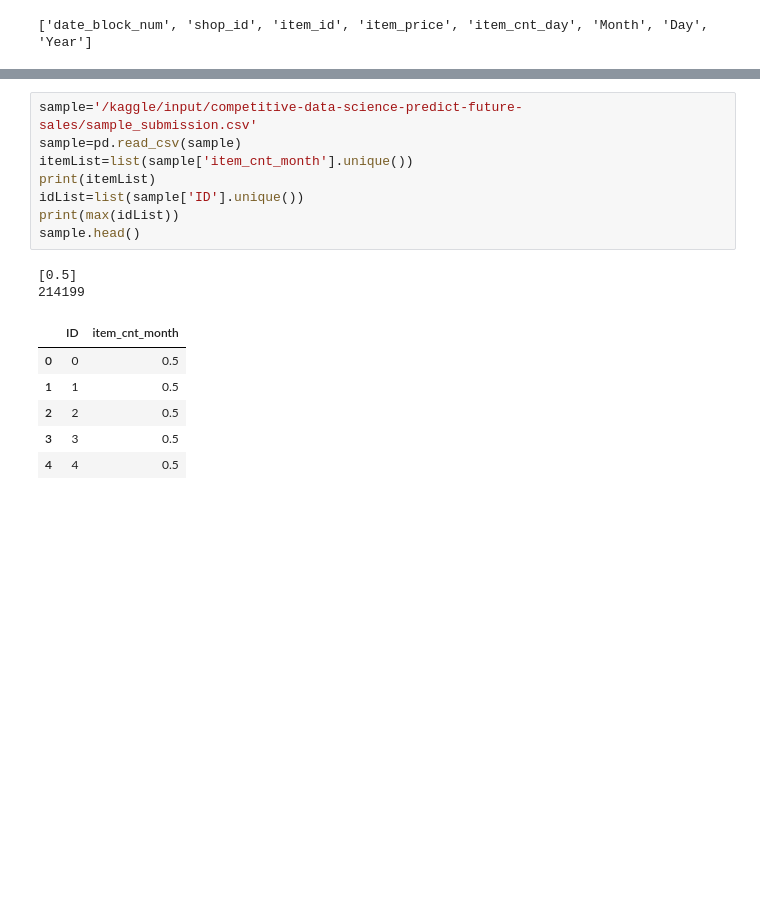
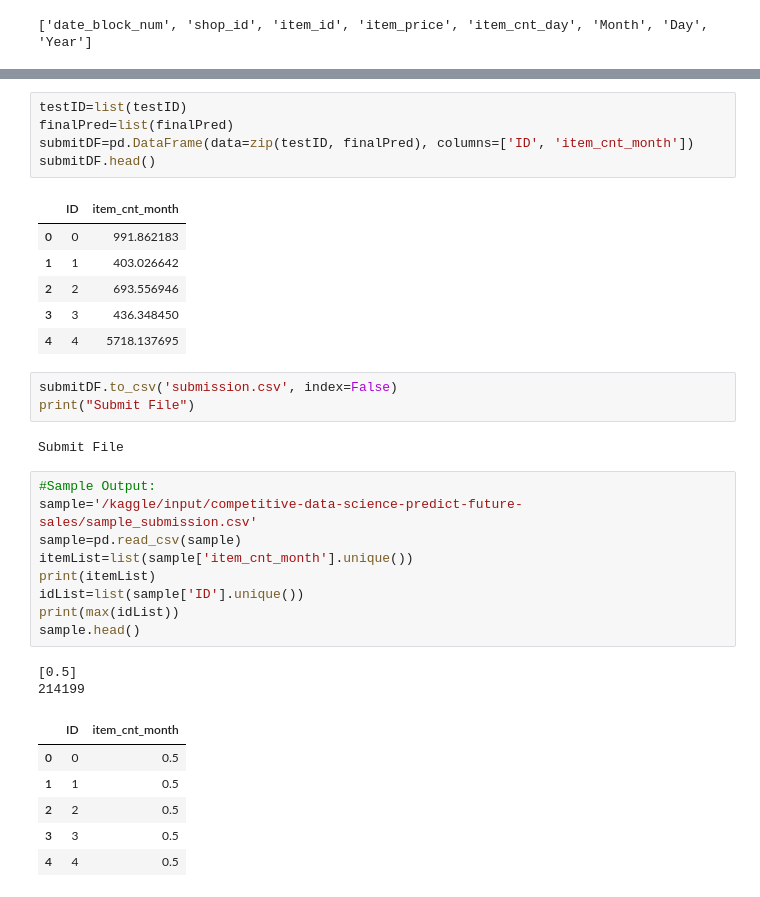
Before and after one commit to ScottySchmidt/MachineLearning, a Jupyter notebook: predictSales.ipynb, the cells around one changed output, grey strips where cells are left out. Cells and saved outputs as stored; diff of their text form; blank space fills up the shorter version.

```diff
--- a/predictSales.ipynb
+++ b/predictSales.ipynb
@@ -248,5 +261,23 @@ print(cols)
 Submissions are evaluated by root mean squared error (RMSE) . True target values are clipped into [0,20] range.
+# %%
+testID=list(testID)
+finalPred=list(finalPred)
+submitDF=pd.DataFrame(data=zip(testID, finalPred), columns=['ID', 'item_cnt_month'])
+submitDF.head()
+# %% [output]
+|  | ID | item_cnt_month |
+| 0 | 0 | 991.862183 |
+| 1 | 1 | 403.026642 |
+| 2 | 2 | 693.556946 |
+| 3 | 3 | 436.348450 |
+| 4 | 4 | 5718.137695 |
+# %%
+submitDF.to_csv('submission.csv', index=False)
+print("Submit File")
+# %% [output]
+Submit File
 # %%
+#Sample Output:
 sample='/kaggle/input/competitive-data-science-predict-future-sales/sample_submission.csv'
 sample=pd.read_csv(sample)
 itemList=list(sample['item_cnt_month'].unique())
```
Also changed, not shown: parts of 6 cells of this notebook.
